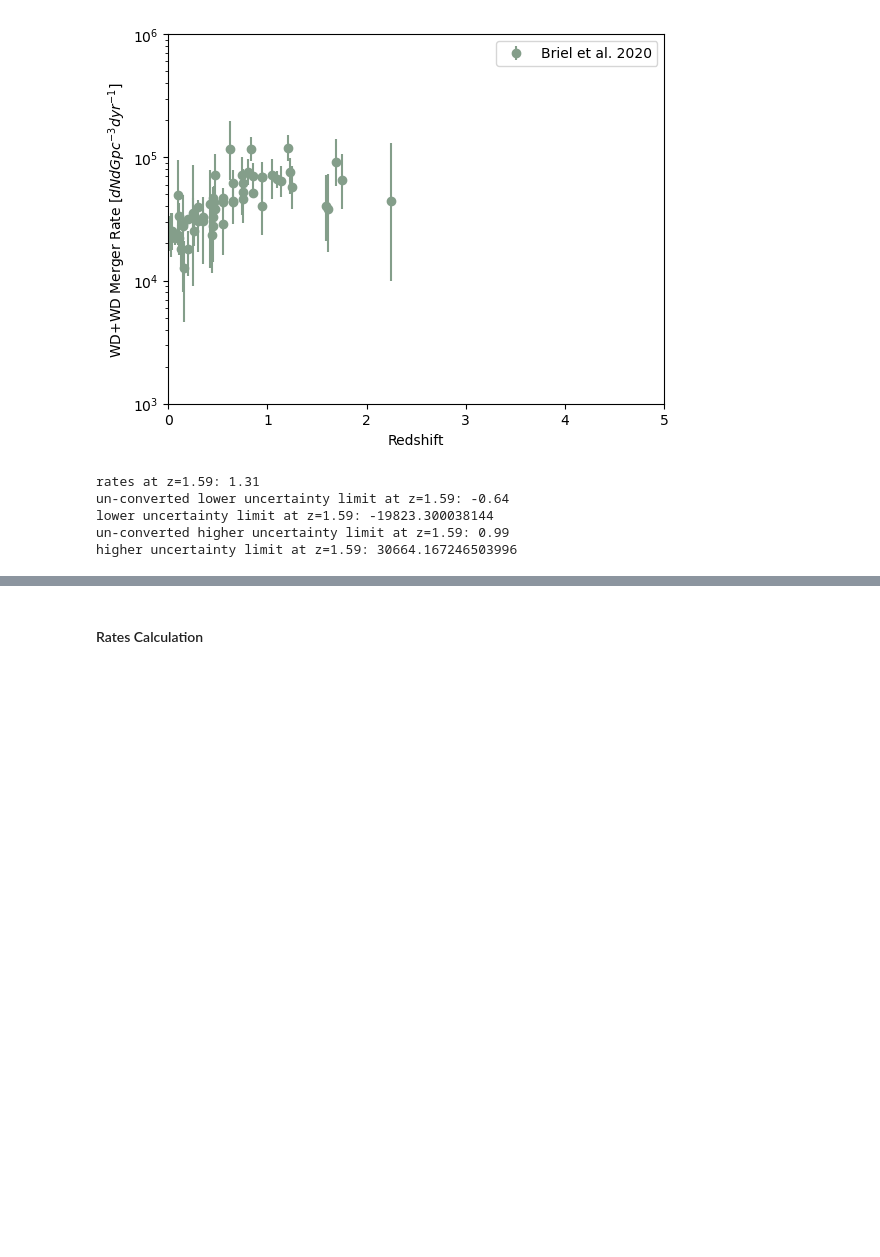
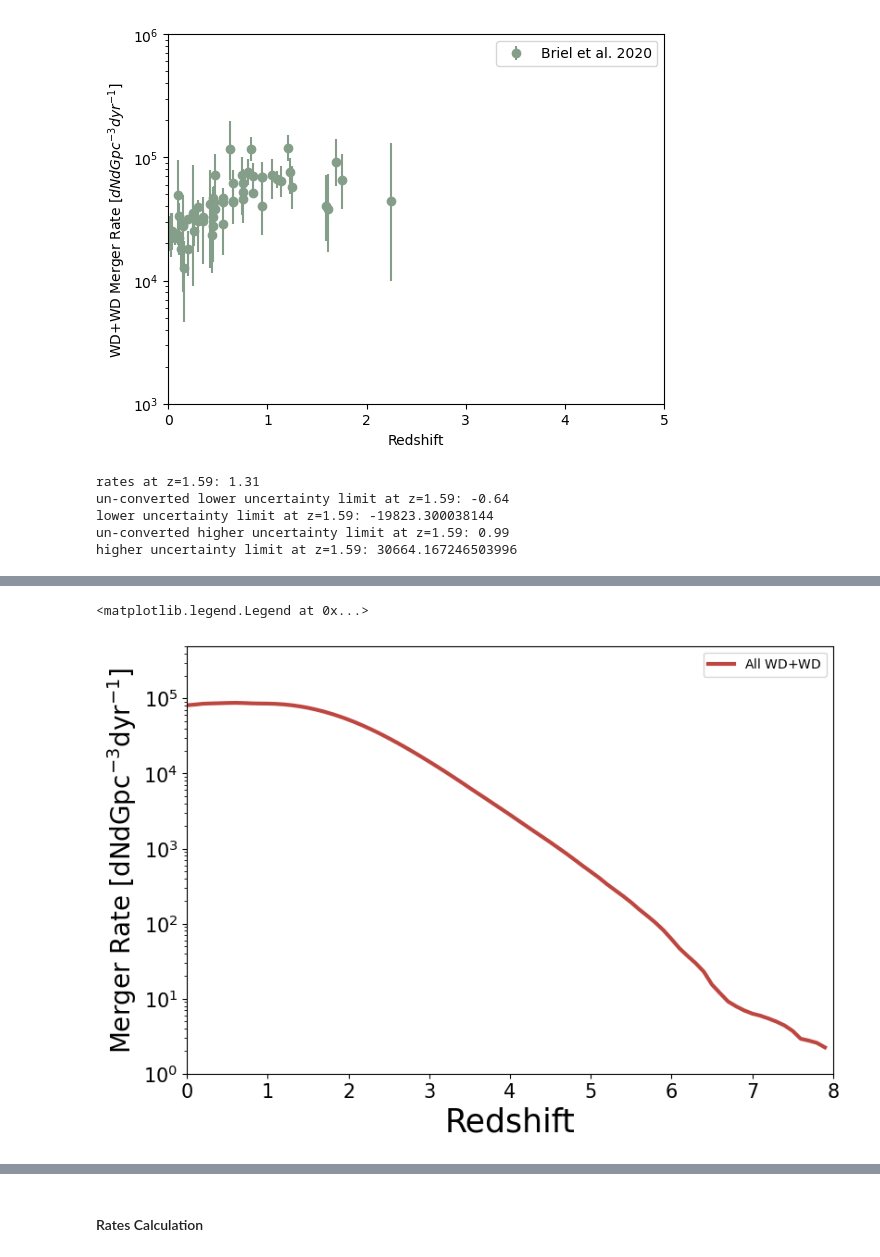
Before and after one commit to melanie-santiago26/research_work, a Jupyter notebook: making_figures/rates_analysis.ipynb, the cells around one changed output, grey strips where cells are left out. Drawn from its saved outputs; the diff is of its cells as text; code cells hidden in the pictures; blank space fills up the shorter version.

```diff
--- a/making_figures/rates_analysis.ipynb
+++ b/making_figures/rates_analysis.ipynb
@@ -484,3 +478,20 @@ plt.legend()
+# %%
+
+plt.figure(figsize=(9,6))
+plt.plot(redshifts[()],total_merger_rate,linewidth=3,color='#BD4640',label=r'$\mathrm{All}$ WD+WD')
+## axis
+plt.xlim(0,8)
+plt.ylim(10**0,5*10**5)
+plt.yscale('log')
+plt.ylabel(r"Merger Rate [$\mathrm{dNdGpc^{-3}dyr^{-1}}$]",fontsize=20)
+plt.xlabel(r"Redshift",fontsize=25)
+plt.xticks(fontsize=15)
+plt.yticks(fontsize=15)
+# plt.title(r"Binary White Dwarf (WD+WD) Merger Rate Distirbution")
+plt.legend()
+# %% [output]
+<matplotlib.legend.Legend at 0x...>
+[figure, added]
 # %%
 # let's plot the merger rates over redshift
 
```
Also changed, not shown: parts of 9 cells of this notebook, 4 other files.
